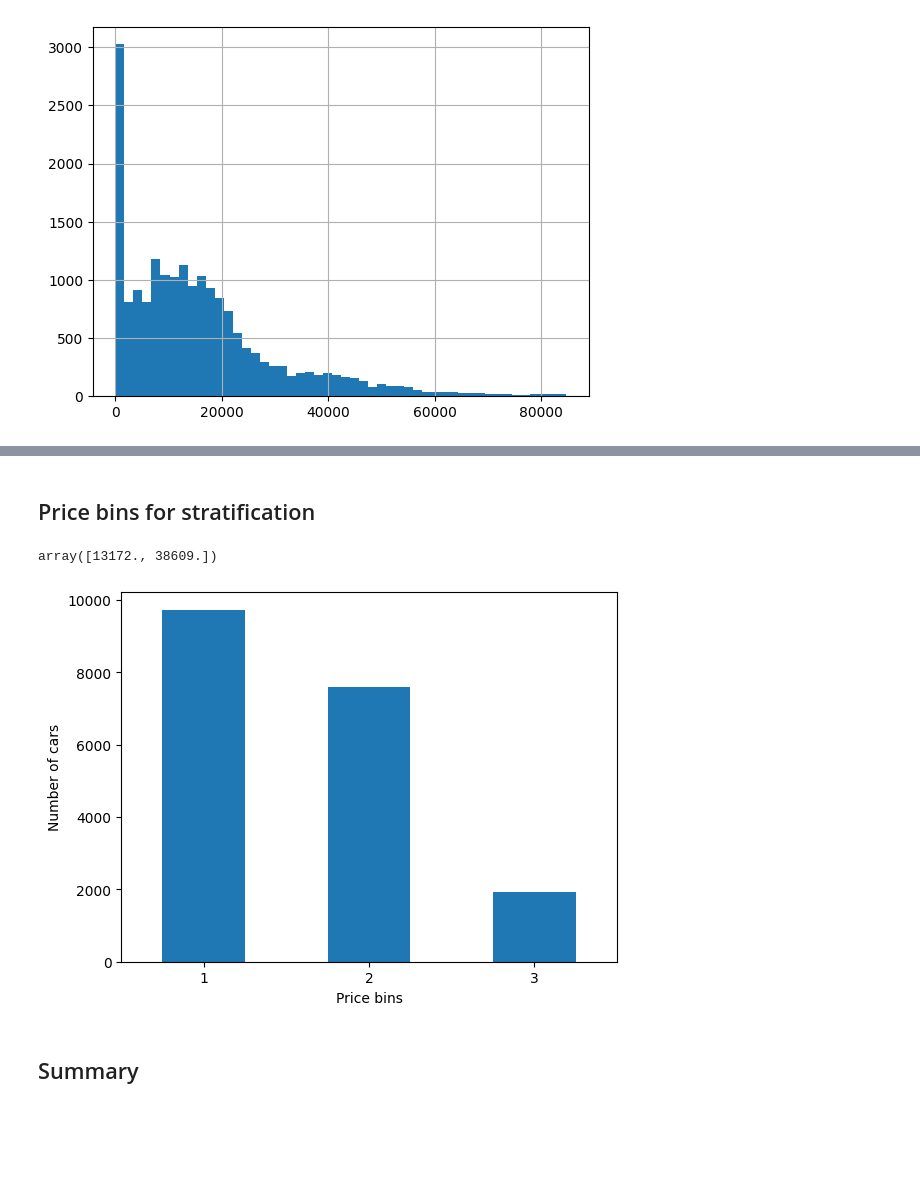
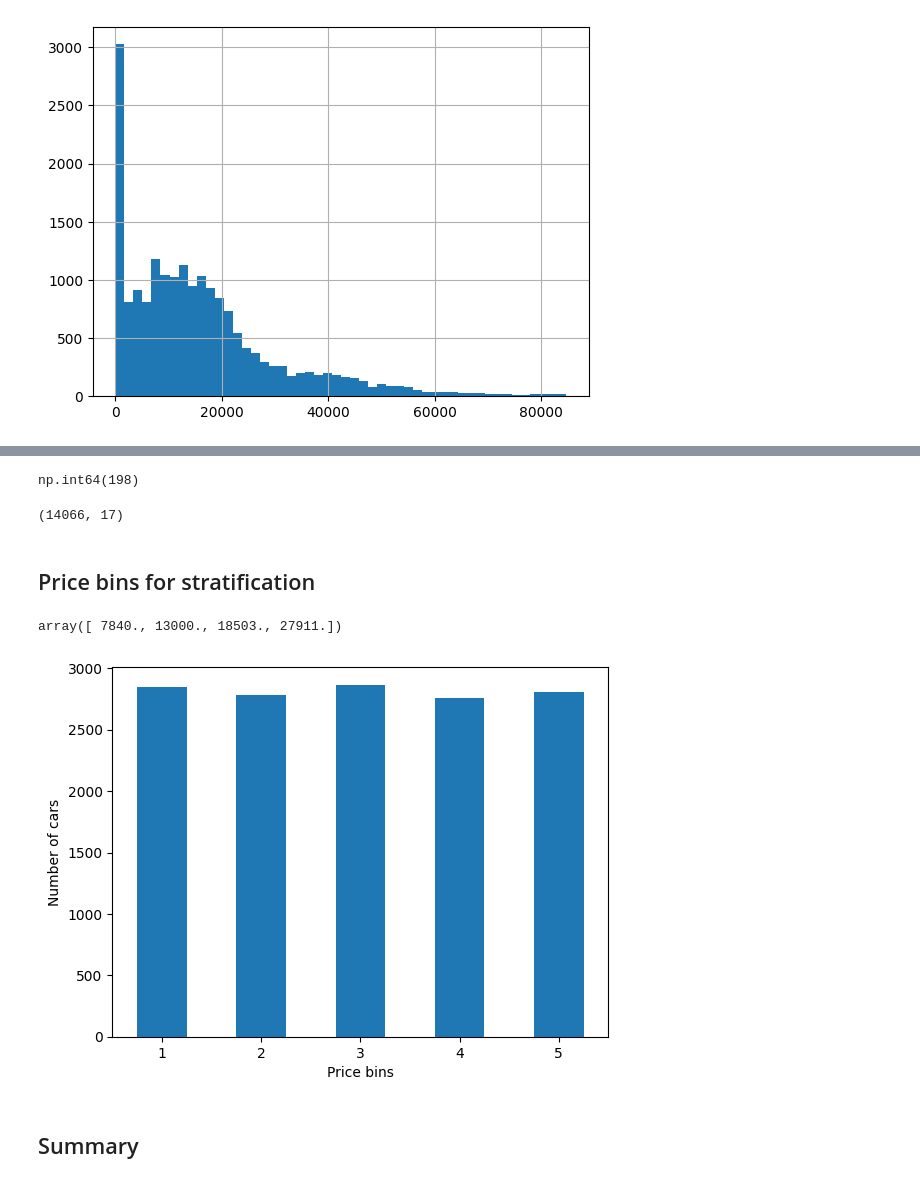
Before and after one commit to babaksoft/price-prediction, a Jupyter notebook: notebooks/cpp-inspect.ipynb, the cells around one changed output, grey strips where cells are left out. Saved outputs shown, nothing was run; the diff lists cells and outputs as text; code cells hidden in the pictures; blank space fills up the shorter version.

```diff
--- a/notebooks/cpp-inspect.ipynb
+++ b/notebooks/cpp-inspect.ipynb
@@ -188,21 +221,59 @@ plt.show()
+# %%
+features = df_clean.columns.drop("Price")
+df_clean.duplicated(subset=list(features)).sum()
+# %% [output]
+np.int64(198)
+# %%
+def fix_target_conflict(data: pd.DataFrame, target_col: str) -> pd.DataFrame:
+    df: pd.DataFrame = data.copy()
+    features = list(df.columns.drop(target_col))
+
+    # Step 1 : Find feature groups with >1 unique label
+    # Group by all feature columns
+    grouped = df.groupby(features)[target_col].nunique()
+
+    # Groups where label count > 1
+    conflicting_groups = grouped[grouped > 1]
+
+    # Step 2 : Extract all conflicting rows
+    # Identify feature combinations with conflicts
+    conflict_keys = conflicting_groups.index
+
+    # Convert multi-index to DataFrame for merging
+    df_conflict = pd.DataFrame(list(conflict_keys), columns=features)
+
+    # Merge back to original df
+    df.merge(df_conflict, on=features, how="inner")
+
+    # Step 3 : Remove conflicting rows
+    # Remove all rows that belong to conflicting groups
+    df_clean = df.merge(df_conflict, on=features, how="left", indicator=True)
+    df_clean = df_clean[df_clean["_merge"] == "left_only"].drop(columns="_merge")
+
+    return df_clean
+# %%
+df_cleaned = fix_target_conflict(df_clean, "Price")
+df_cleaned.shape
+# %% [output]
+(14066, 17)
 # %% [markdown]
 ## Price bins for stratification
 # %%
-# Create price bins at 50th and 90th percentiles
-perc_arr = np.percentile(data["Price"], [50, 90])
+# Use quantile binning to get 5 price bins
+perc_arr = np.percentile(df_cleaned["Price"], [20, 40, 60, 80])
 perc_arr
 # %% [output]
-array([13172., 38609.])
+array([ 7840., 13000., 18503., 27911.])
 # %%
-price_bins = pd.cut(data["Price"],
-                   bins=[0, perc_arr[0], perc_arr[1], np.inf],
-                   labels=[1, 2, 3])
+price_bins = pd.cut(df_cleaned["Price"],
+                   bins=[0, perc_arr[0], perc_arr[1], perc_arr[2], perc_arr[3], np.inf],
+                   labels=[1, 2, 3, 4, 5])
 price_bins.value_counts().sort_index().plot.bar(rot=0)
 plt.xlabel("Price bins")
 plt.ylabel("Number of cars")
 plt.show()
 # %% [output]
-[figure, old version]
+[figure, new version]
 # %% [markdown]
 ## Summary
 # %% [markdown]
```
Also changed, not shown: parts of 24 cells of this notebook, 5 other files.
